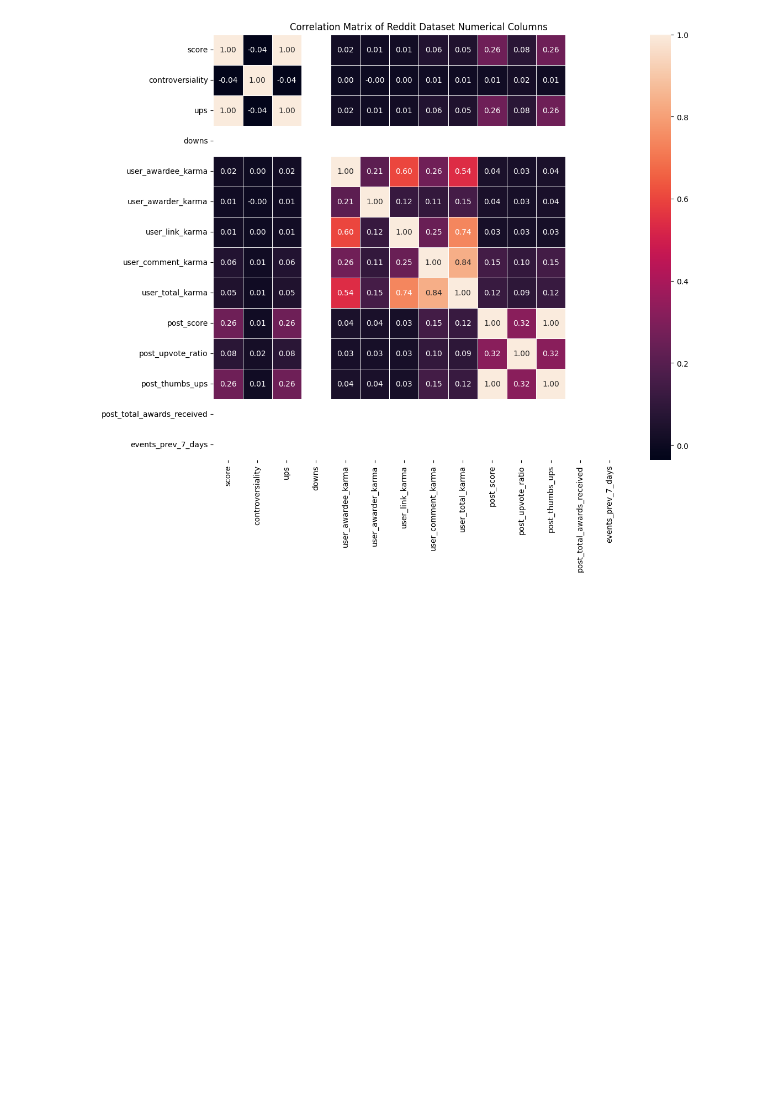
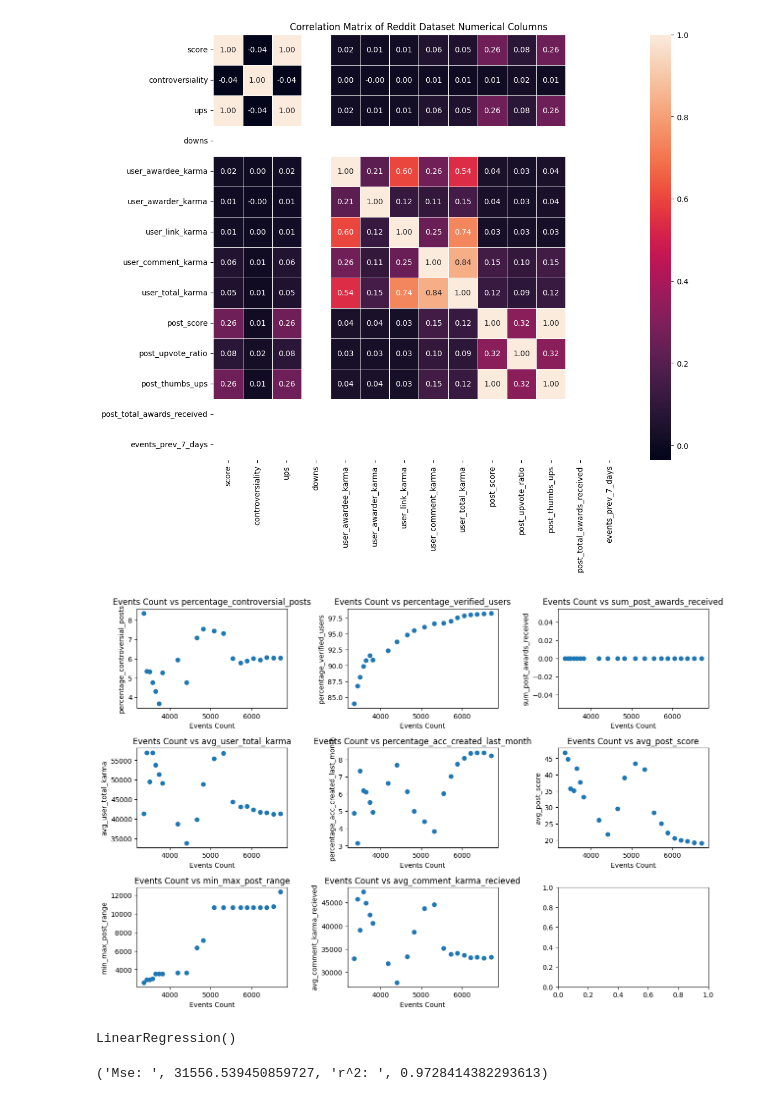
Before and after one commit to kitkatmia/mtfc_2023, a Jupyter notebook: analysis/multi_tree_models.ipynb, the cells around one changed output. Saved outputs shown, nothing was run; the diff lists cells and outputs as text; code cells hidden in the pictures; blank space fills up the shorter version.

Commit message:
linear regression model

```diff
--- a/analysis/multi_tree_models.ipynb
+++ b/analysis/multi_tree_models.ipynb
@@ -139,3 +163,47 @@ plt.title('Correlation Matrix of Reddit Dataset Numerical Columns')
 plt.show()
 # %% [output]
 [figure]
+# %%
+fig, axs = plt.subplots(nrows=3, ncols=3, figsize=(15, 10))
+fig.subplots_adjust(hspace=0.4, wspace=0.4)
+for i, column in enumerate(seven_days_avg_df.columns[1:]):
+    ax = axs[i//3, i % 3]
+    ax.scatter(seven_days_avg_df["events_count"],
+               seven_days_avg_df[column])
+    ax.set_title(f'Events Count vs {column}')
+    ax.set_xlabel('Events Count')
+    ax.set_ylabel(column)
+
+
+plt.show()
+# %% [output]
+[figure, added]
+# %%
+from sklearn.model_selection import train_test_split
+from sklearn.preprocessing import StandardScaler
+from sklearn.linear_model import LinearRegression
+from sklearn.metrics import mean_squared_error, r2_score
+
+X = seven_days_avg_df.drop('events_count', axis=1)[
+    ["avg_post_score", "percentage_acc_created_last_month", "percentage_acc_created_last_month", "min_max_post_range"]]
+y = seven_days_avg_df['events_count']
+
+scaler = StandardScaler()
+X_scaled = scaler.fit_transform(X)
+
+X_train, X_test, y_train, y_test = train_test_split(
+    X_scaled, y, test_size=0.3, random_state=42)
+
+model = LinearRegression()
+model.fit(X_train, y_train)
+# %% [output]
+LinearRegression()
+# %%
+y_pred = model.predict(X_test)
+
+mse = mean_squared_error(y_test, y_pred)
+r2 = r2_score(y_test, y_pred)
+
+"Mse: ", mse, "r^2: ", r2
+# %% [output]
+('Mse: ', 31556.539450859727, 'r^2: ', 0.9728414382293613)
```
Also changed, not shown: parts of 7 cells of this notebook, 1 other file.
